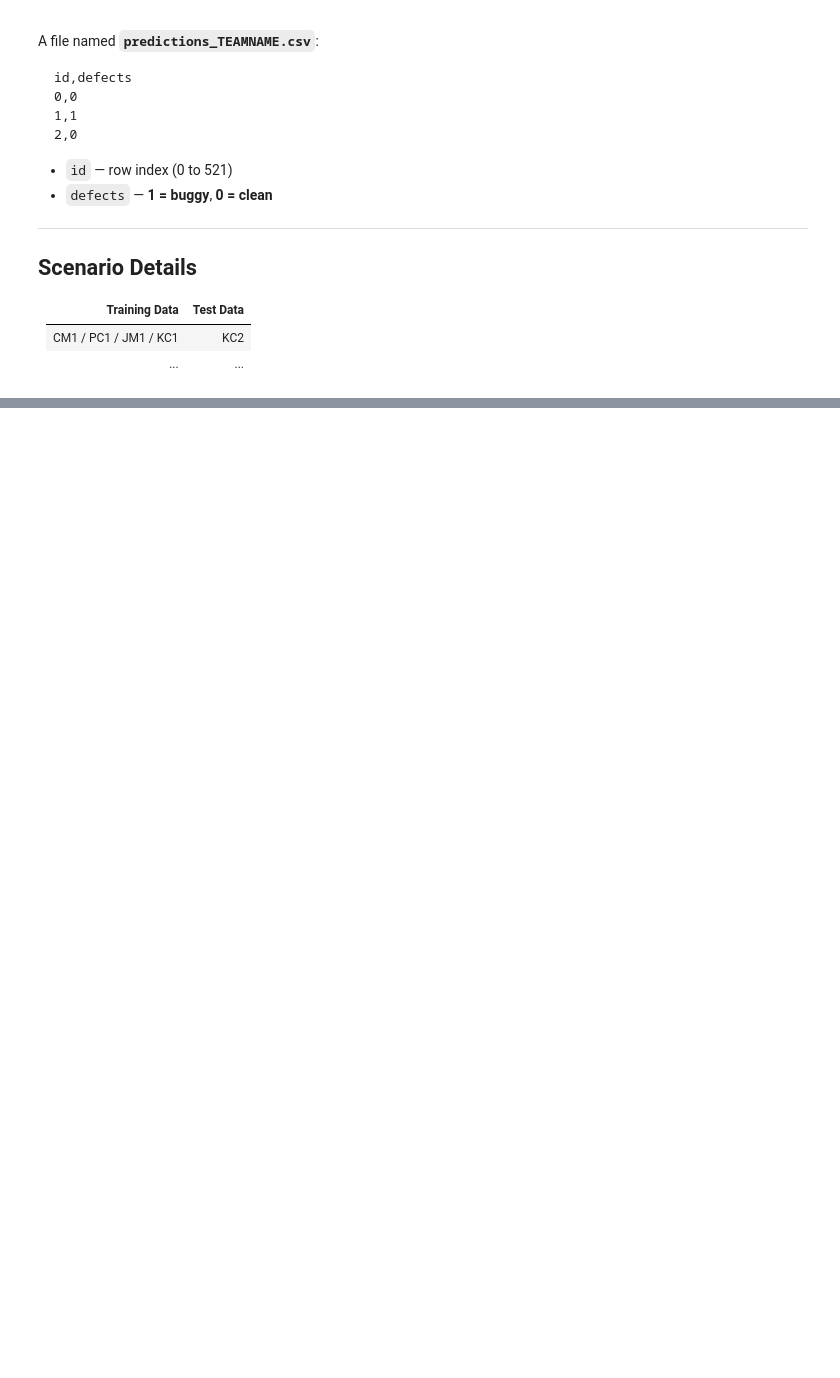
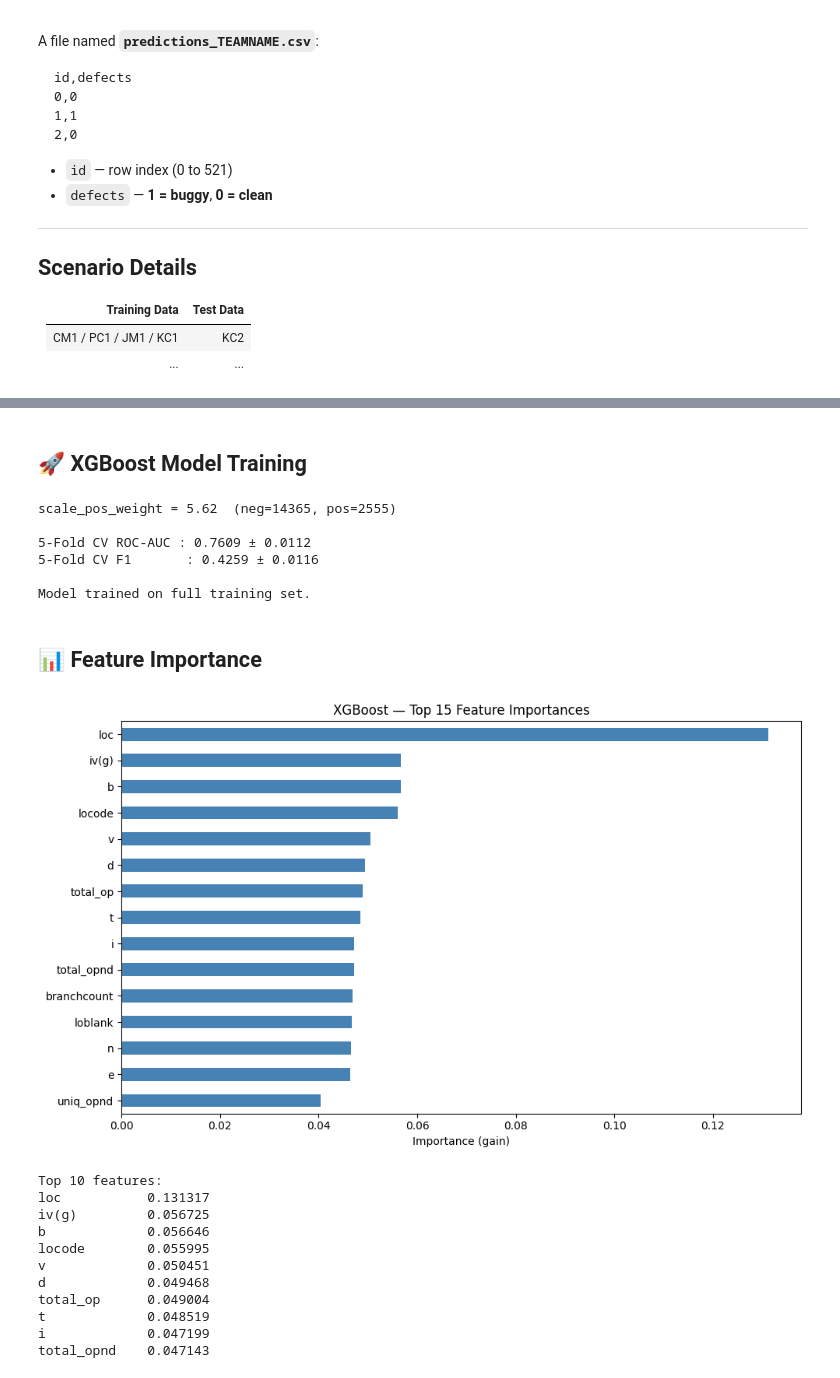
Before and after one commit to PaulaBras/nasa-promise, a Jupyter notebook: Team Notebook.ipynb, the cells around one changed output, grey strips where cells are left out. Drawn from its saved outputs; the diff is of its cells as text; code cells hidden in the pictures; blank space fills up the shorter version.

```diff
--- a/Team Notebook.ipynb
+++ b/Team Notebook.ipynb
@@ -50,0 +184,73 @@ id,defects
+# %% [markdown]
+## 🚀 XGBoost Model Training
+# %%
+# ── XGBoost — Cross-Validated Training ──────────────────────────────────────
+# scale_pos_weight compensates for class imbalance
+neg, pos = (y_train == 0).sum(), (y_train == 1).sum()
+scale_pos_weight = neg / pos
+print(f"scale_pos_weight = {scale_pos_weight:.2f}  (neg={neg}, pos={pos})")
+
+xgb = XGBClassifier(
+    n_estimators=500,
+    max_depth=5,
+    learning_rate=0.05,
+    subsample=0.8,
+    colsample_bytree=0.8,
+    scale_pos_weight=scale_pos_weight,
+    eval_metric="logloss",
+    use_label_encoder=False,
+    random_state=42,
+    n_jobs=-1,
+)
+
+cv = StratifiedKFold(n_splits=5, shuffle=True, random_state=42)
+
+roc_scores = cross_val_score(xgb, X_train_sc, y_train, cv=cv,
+                              scoring="roc_auc", n_jobs=-1)
+f1_scores  = cross_val_score(xgb, X_train_sc, y_train, cv=cv,
+                              scoring="f1", n_jobs=-1)
+
+print(f"\n5-Fold CV ROC-AUC : {roc_scores.mean():.4f} ± {roc_scores.std():.4f}")
+print(f"5-Fold CV F1       : {f1_scores.mean():.4f} ± {f1_scores.std():.4f}")
+
+# ── Final model on full training data ────────────────────────────────────────
+xgb.fit(X_train_sc, y_train)
+print("\nModel trained on full training set.")
+# %% [output]
+scale_pos_weight = 5.62  (neg=14365, pos=2555)
+
+5-Fold CV ROC-AUC : 0.7609 ± 0.0112
+5-Fold CV F1       : 0.4259 ± 0.0116
+
+Model trained on full training set.
+# %% [markdown]
+## 📊 Feature Importance
+# %%
+# ── Feature Importance ──────────────────────────────────────────────────────
+importances = pd.Series(xgb.feature_importances_, index=FEATURE_COLS)
+importances_sorted = importances.sort_values(ascending=False)
+
+plt.figure(figsize=(10, 6))
+importances_sorted.head(15).plot(kind="barh", color="steelblue")
+plt.gca().invert_yaxis()
+plt.title("XGBoost — Top 15 Feature Importances")
+plt.xlabel("Importance (gain)")
+plt.tight_layout()
+plt.savefig("feature_importance.png", dpi=100)
+plt.show()
+
+print("Top 10 features:")
+print(importances_sorted.head(10).to_string())
+# %% [output]
+[figure, added]
+Top 10 features:
+loc           0.131317
+iv(g)         0.056725
+b             0.056646
+locode        0.055995
+v             0.050451
+d             0.049468
+total_op      0.049004
+t             0.048519
+i             0.047199
+total_opnd    0.047143
```
Also changed, not shown: parts of 9 cells of this notebook, 3 other files.
